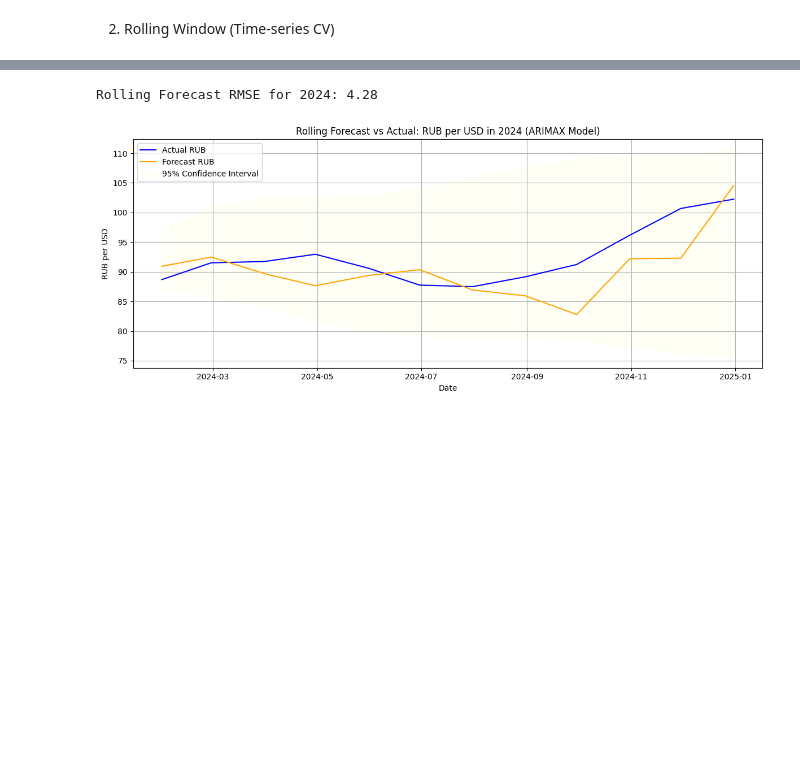
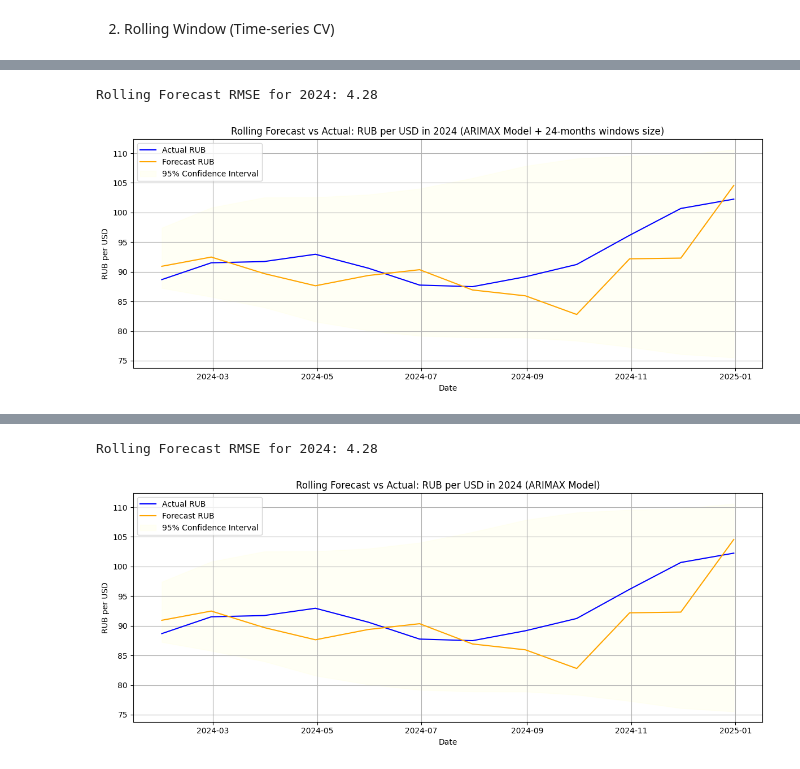
Before and after one commit to ZlataSparrow/Ruble_Volatility_Prediction, a Jupyter notebook: notebook/03_Time_Series_ARIMA_Modeling.ipynb, the cells around one changed output, grey strips where cells are left out. Drawn from its saved outputs; the diff is of its cells as text; code cells hidden in the pictures; blank space fills up the shorter version.

```diff
--- a/notebook/03_Time_Series_ARIMA_Modeling.ipynb
+++ b/notebook/03_Time_Series_ARIMA_Modeling.ipynb
@@ -611,0 +631,73 @@ While the model provides reasonable short-term predictions, its performance in t
+# %%
+target = 'RUB'
+exog_vars = ['Brent_price', 'Brent_price_lag1', 'GDP_per_capita']
+data_model = data_lagged.dropna(subset=[target] + exog_vars).copy()
+
+# Define cutoff and holdout
+cutoff_date = '2023-12-31'
+holdout_start = '2024-01-31'
+holdout_end = '2024-12-31'
+
+window_size = 24  # 2 years of training data
+
+# Filter data
+train_val_data = data_model.loc[:cutoff_date]
+test_data = data_model.loc[holdout_start:holdout_end]
+
+# Prepare lists
+preds, actuals, dates = [], [], []
+
+# Rolling forecast for each month in 2024
+for date in test_data.index:
+    train_end = date - pd.DateOffset(months=1)
+    train_start = train_end - pd.DateOffset(months=window_size - 1)
+
+    train_slice = data_model.loc[train_start:train_end]
+    test_slice = data_model.loc[[date]]  # keep as DataFrame
+
+    y_train = train_slice[target]
+    X_train = train_slice[exog_vars]
+
+    y_test = test_slice[target].values[0]
+    X_test = test_slice[exog_vars]
+
+    model = SARIMAX(y_train, exog=X_train, order=(2,1,2),
+                    enforce_stationarity=False, enforce_invertibility=False)
+    result = model.fit(disp=False)
+
+    forecast = result.get_forecast(steps=1, exog=X_test)
+    preds.append(forecast.predicted_mean.iloc[0])
+    actuals.append(y_test)
+    dates.append(date)
+
+# Convert to Series
+forecast_series = pd.Series(preds, index=dates)
+actual_series = pd.Series(actuals, index=dates)
+
+# RMSE
+rmse_2024 = np.sqrt(mean_squared_error(actual_series, forecast_series))
+print(f"Rolling Forecast RMSE for 2024: {rmse_2024:.2f}")
+
+# Plot
+plt.figure(figsize=(12, 5))
+plt.plot(actual_series.index, actual_series, label='Actual RUB', color='blue')
+plt.plot(forecast_series.index, forecast_series, label='Forecast RUB', color='orange')
+
+plt.fill_between(
+    forecast_ci.index,
+    forecast_ci.iloc[:, 0],
+    forecast_ci.iloc[:, 1],
+    color='lightyellow',
+    alpha=0.3,
+    label='95% Confidence Interval')
+
+plt.title('Rolling Forecast vs Actual: RUB per USD in 2024 (ARIMAX Model + 24-months windows size)')
+plt.xlabel('Date')
+plt.ylabel('RUB per USD')
+plt.legend()
+plt.grid(True)
+plt.tight_layout()
+plt.show()
+# %% [output]
+Rolling Forecast RMSE for 2024: 4.28
+[figure, added]
```
Also changed, not shown: parts of 46 cells of this notebook.
